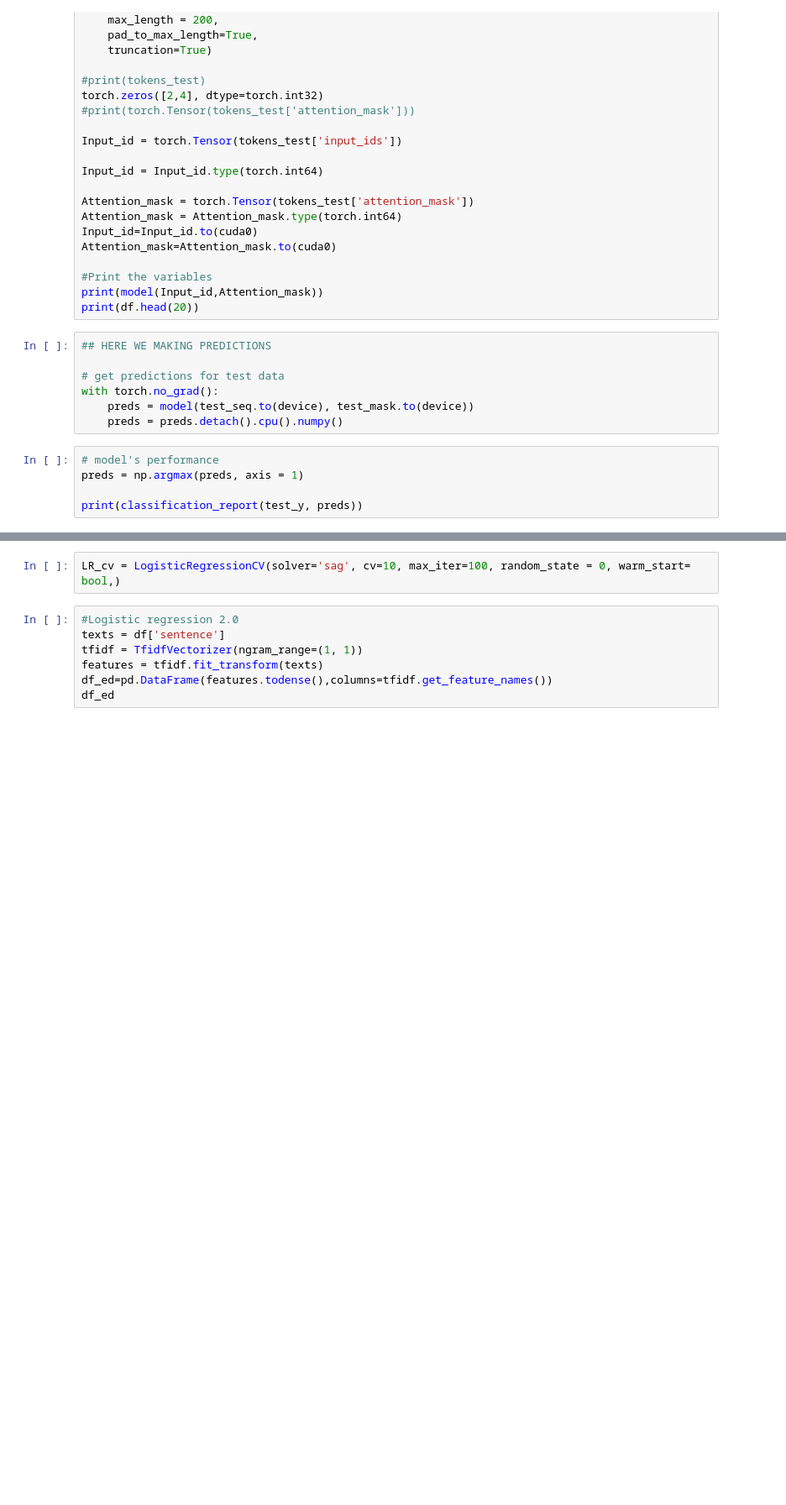
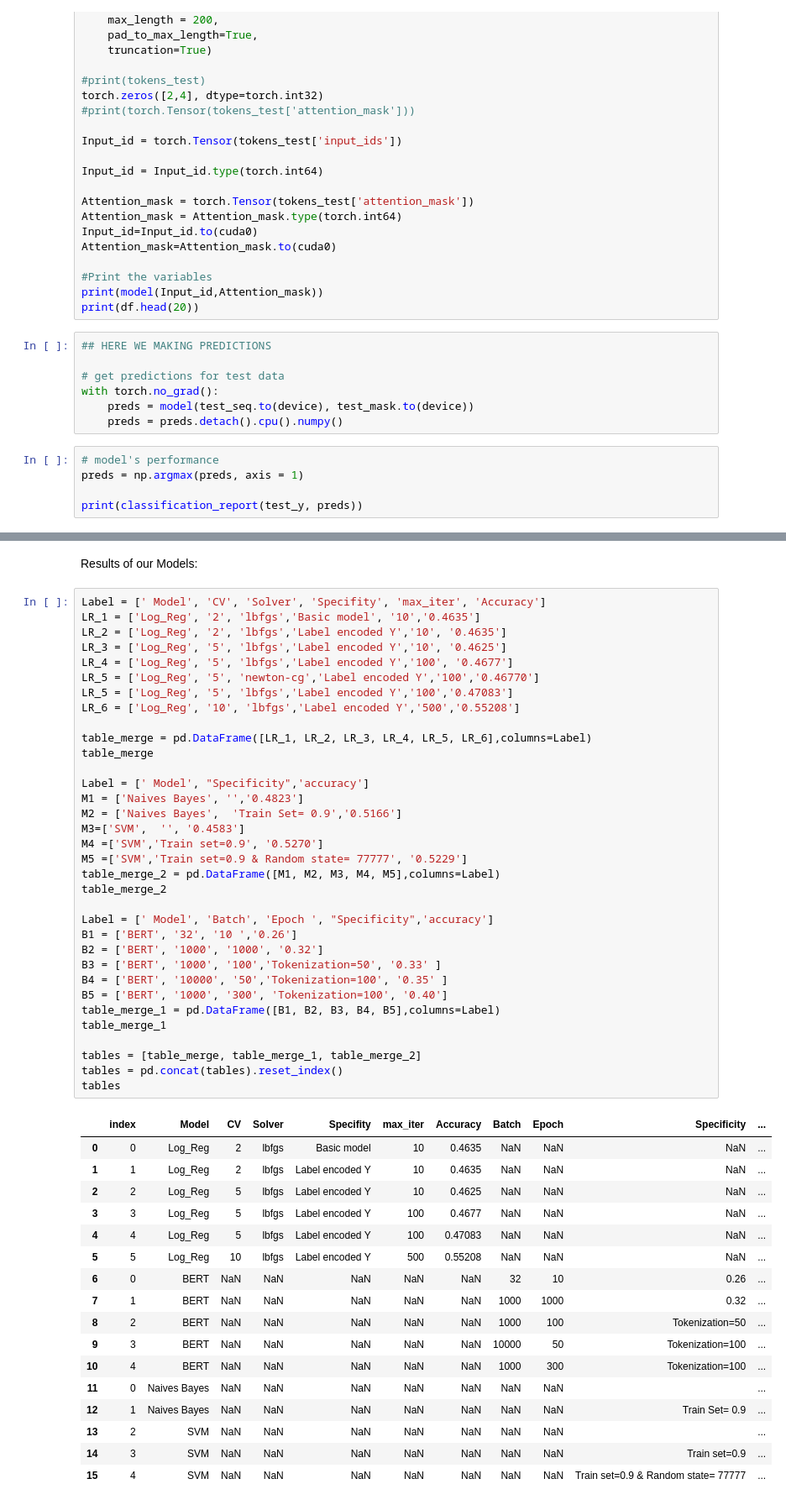
Before and after one commit to Stergios-Konstantinidis/DMML2022_Nestle, a Jupyter notebook: DMML2022_Nestle_3.ipynb, the cells around one changed output, grey strips where cells are left out. Shown at 84% size. Cells and saved outputs as stored; diff of their text form; blank space fills up the shorter version.

```diff
--- a/DMML2022_Nestle_3.ipynb
+++ b/DMML2022_Nestle_3.ipynb
@@ -1353,9 +1299,54 @@ M5 =['SVM', '', '', 'Train set=0.9 & Random state= 77777', '0.5229']
-# %%
-LR_cv = LogisticRegressionCV(solver='sag', cv=10, max_iter=100, random_state = 0, warm_start= bool,)
-# %%
-#Logistic regression 2.0
-texts = df['sentence']
-tfidf = TfidfVectorizer(ngram_range=(1, 1))
-features = tfidf.fit_transform(texts)
-df_ed=pd.DataFrame(features.todense(),columns=tfidf.get_feature_names())
-df_ed
+# %% [markdown]
+Results of our Models:
+# %%
+Label = [' Model', 'CV', 'Solver', 'Specifity', 'max_iter', 'Accuracy']
+LR_1 = ['Log_Reg', '2', 'lbfgs','Basic model', '10','0.4635']
+LR_2 = ['Log_Reg', '2', 'lbfgs','Label encoded Y','10', '0.4635']
+LR_3 = ['Log_Reg', '5', 'lbfgs','Label encoded Y','10', '0.4625']
+LR_4 = ['Log_Reg', '5', 'lbfgs','Label encoded Y','100', '0.4677']
+LR_5 = ['Log_Reg', '5', 'newton-cg','Label encoded Y','100','0.46770']
+LR_5 = ['Log_Reg', '5', 'lbfgs','Label encoded Y','100','0.47083']
+LR_6 = ['Log_Reg', '10', 'lbfgs','Label encoded Y','500','0.55208']
+
+table_merge = pd.DataFrame([LR_1, LR_2, LR_3, LR_4, LR_5, LR_6],columns=Label)
+table_merge
+
+Label = [' Model', "Specificity",'accuracy']
+M1 = ['Naives Bayes', '','0.4823']
+M2 = ['Naives Bayes',  'Train Set= 0.9','0.5166']
+M3=['SVM',  '', '0.4583']
+M4 =['SVM','Train set=0.9', '0.5270']
+M5 =['SVM','Train set=0.9 & Random state= 77777', '0.5229']
+table_merge_2 = pd.DataFrame([M1, M2, M3, M4, M5],columns=Label)
+table_merge_2
+
+Label = [' Model', 'Batch', 'Epoch ', "Specificity",'accuracy']
+B1 = ['BERT', '32', '10 ','0.26']
+B2 = ['BERT', '1000', '1000', '0.32']
+B3 = ['BERT', '1000', '100','Tokenization=50', '0.33' ]
+B4 = ['BERT', '10000', '50','Tokenization=100', '0.35' ]
+B5 = ['BERT', '1000', '300', 'Tokenization=100', '0.40']
+table_merge_1 = pd.DataFrame([B1, B2, B3, B4, B5],columns=Label)
+table_merge_1
+
+tables = [table_merge, table_merge_1, table_merge_2]
+tables = pd.concat(tables).reset_index()
+tables
+# %% [output]
+|  | index | Model | CV | Solver | Specifity | max_iter | Accuracy | Batch | Epoch | Specificity | ... |
+| 0 | 0 | Log_Reg | 2 | lbfgs | Basic model | 10 | 0.4635 | NaN | NaN | NaN | ... |
+| 1 | 1 | Log_Reg | 2 | lbfgs | Label encoded Y | 10 | 0.4635 | NaN | NaN | NaN | ... |
+| 2 | 2 | Log_Reg | 5 | lbfgs | Label encoded Y | 10 | 0.4625 | NaN | NaN | NaN | ... |
+| 3 | 3 | Log_Reg | 5 | lbfgs | Label encoded Y | 100 | 0.4677 | NaN | NaN | NaN | ... |
+| 4 | 4 | Log_Reg | 5 | lbfgs | Label encoded Y | 100 | 0.47083 | NaN | NaN | NaN | ... |
+| 5 | 5 | Log_Reg | 10 | lbfgs | Label encoded Y | 500 | 0.55208 | NaN | NaN | NaN | ... |
+| 6 | 0 | BERT | NaN | NaN | NaN | NaN | NaN | 32 | 10 | 0.26 | ... |
+| 7 | 1 | BERT | NaN | NaN | NaN | NaN | NaN | 1000 | 1000 | 0.32 | ... |
+| 8 | 2 | BERT | NaN | NaN | NaN | NaN | NaN | 1000 | 100 | Tokenization=50 | ... |
+| 9 | 3 | BERT | NaN | NaN | NaN | NaN | NaN | 10000 | 50 | Tokenization=100 | ... |
+| 10 | 4 | BERT | NaN | NaN | NaN | NaN | NaN | 1000 | 300 | Tokenization=100 | ... |
+| 11 | 0 | Naives Bayes | NaN | NaN | NaN | NaN | NaN | NaN | NaN |  | ... |
+| 12 | 1 | Naives Bayes | NaN | NaN | NaN | NaN | NaN | NaN | NaN | Train Set= 0.9 | ... |
+| 13 | 2 | SVM | NaN | NaN | NaN | NaN | NaN | NaN | NaN |  | ... |
+| 14 | 3 | SVM | NaN | NaN | NaN | NaN | NaN | NaN | NaN | Train set=0.9 | ... |
+| 15 | 4 | SVM | NaN | NaN | NaN | NaN | NaN | NaN | NaN | Train set=0.9 & Random state= 77777 | ... |
```
Also changed, not shown: parts of 15 cells of this notebook.
